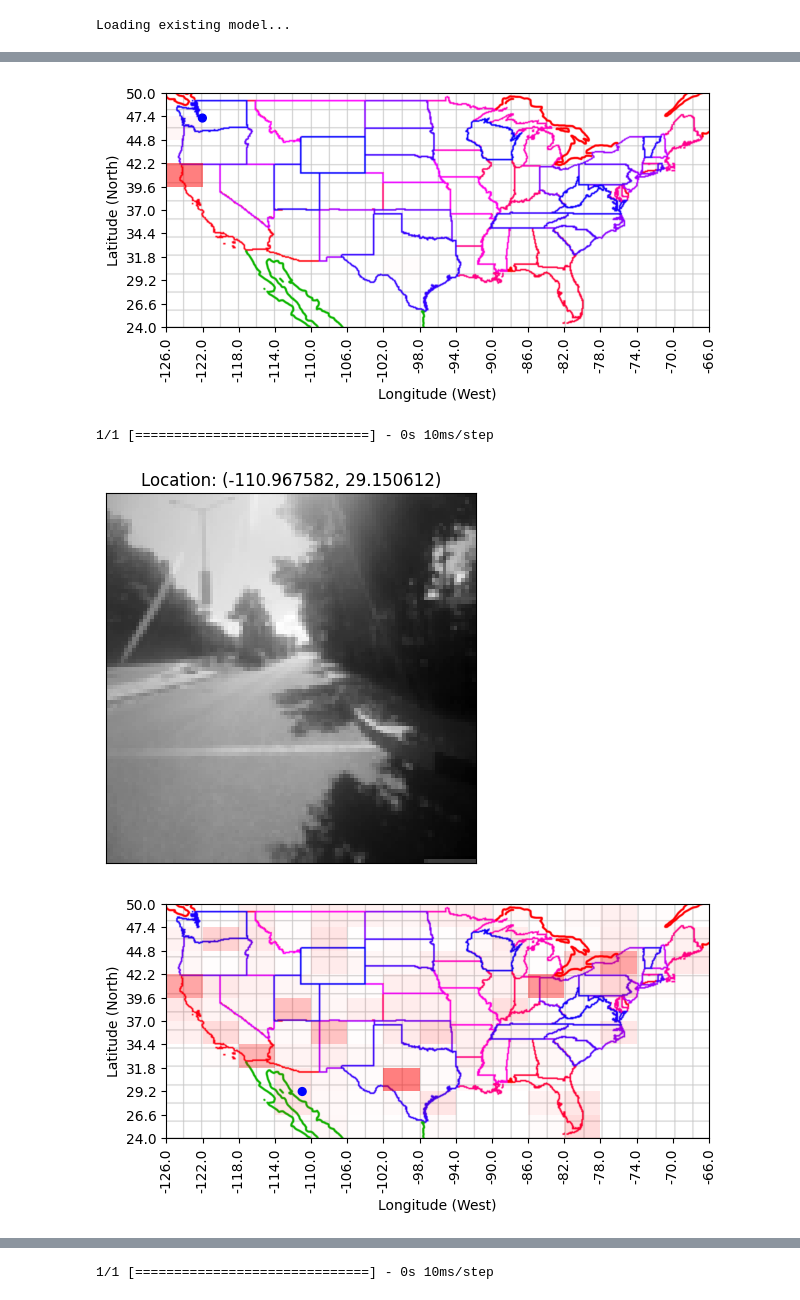
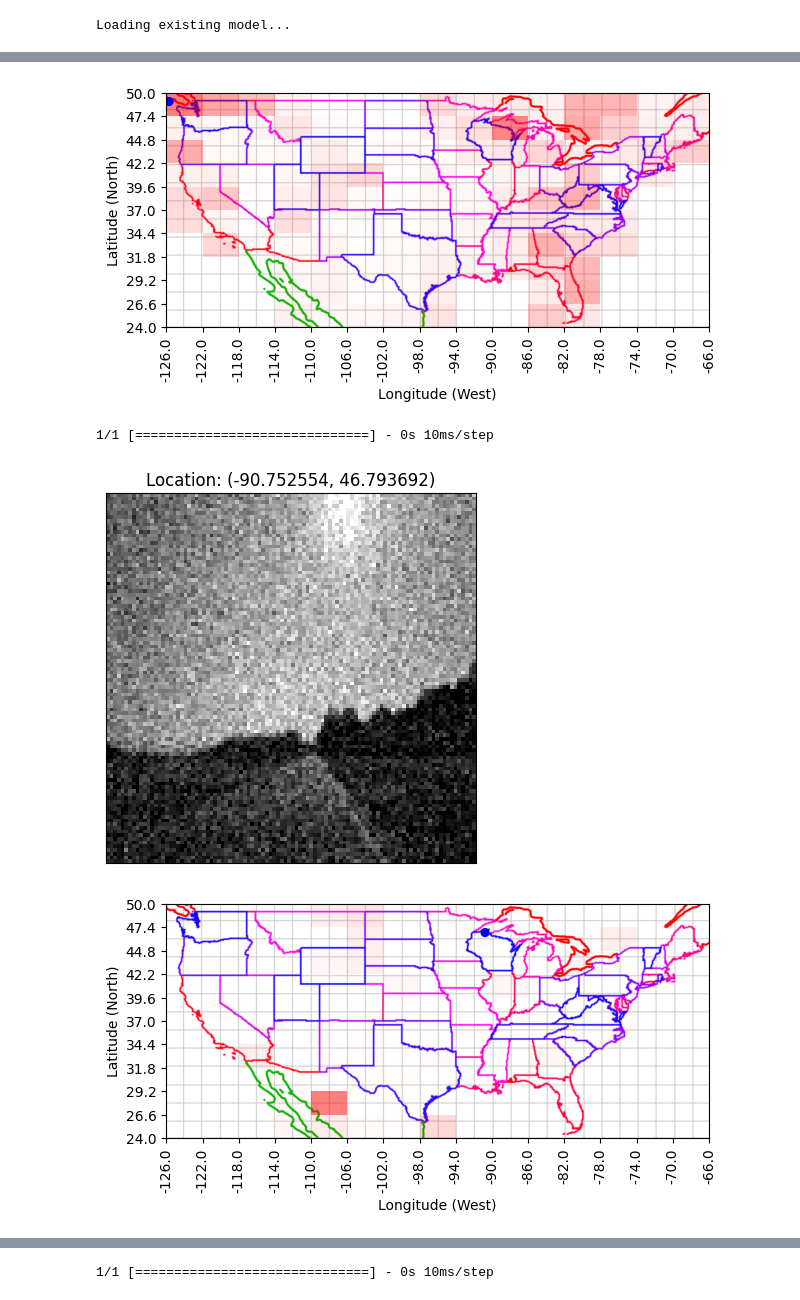
Before and after one commit to aethom00/Geoguessr442, a Jupyter notebook: display.ipynb, the cells around one changed output, grey strips where cells are left out. Drawn from its saved outputs; the diff is of its cells as text; code cells hidden in the pictures.

```diff
--- a/display.ipynb
+++ b/display.ipynb
@@ -8,7 +8,7 @@ WARNING:absl:At this time, the v2.11+ optimizer `tf.keras.optimizers.Adam` runs
 Loading existing model...
 # %%
 # See the model in action
-agent.evaluate_model(images_to_test=10, show=True)
+agent.evaluate_model(images_to_test=10, show=True, use_noisy_images=True)
 # %% [output]
 Generating images to test...
 Done generating 9 image(s)
@@ -20,4 +20,4 @@ Loss: 2.778012990951538, Accuracy: 0.2222222238779068
-[figure, old version]
+[figure, new version]
 1/1 [==============================] - 0s 10ms/step
-[figure, old version]
+[figure, new version]
-[figure, old version]
+[figure, new version]
```
Also changed, not shown: parts of 2 cells of this notebook, 4 other files.
